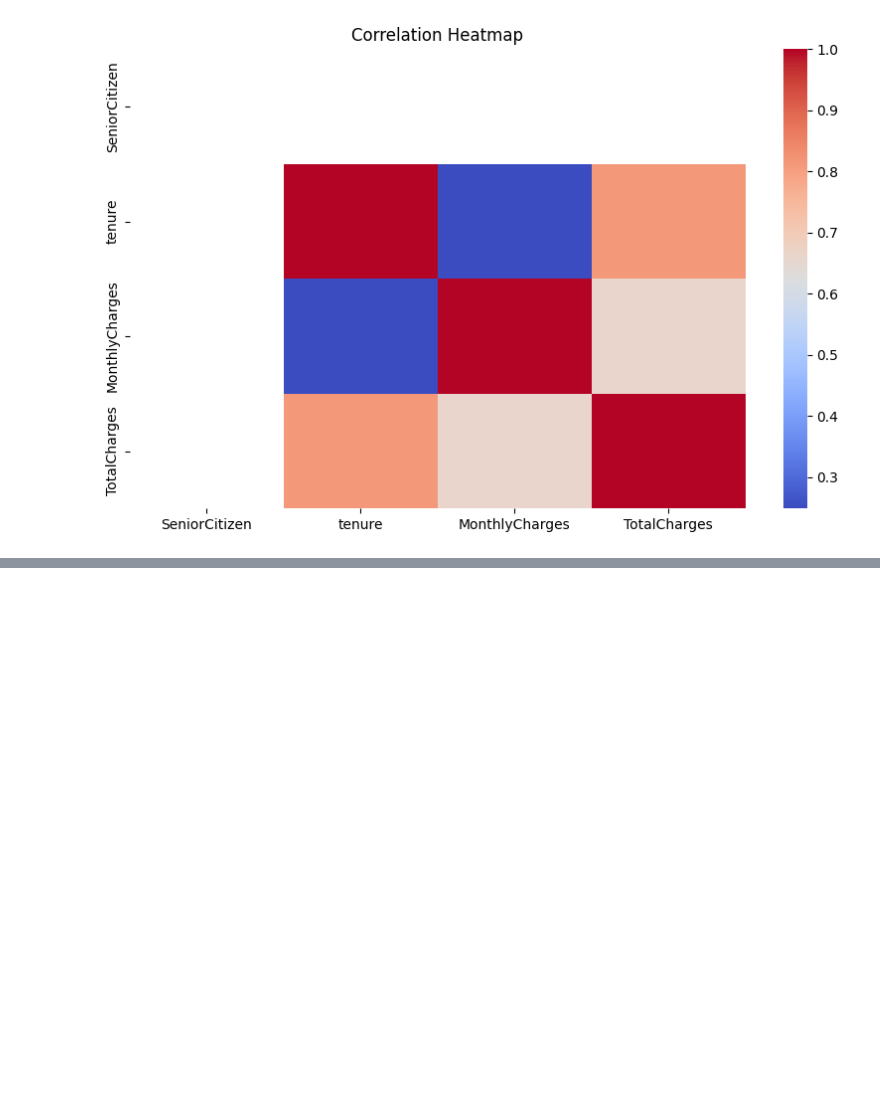
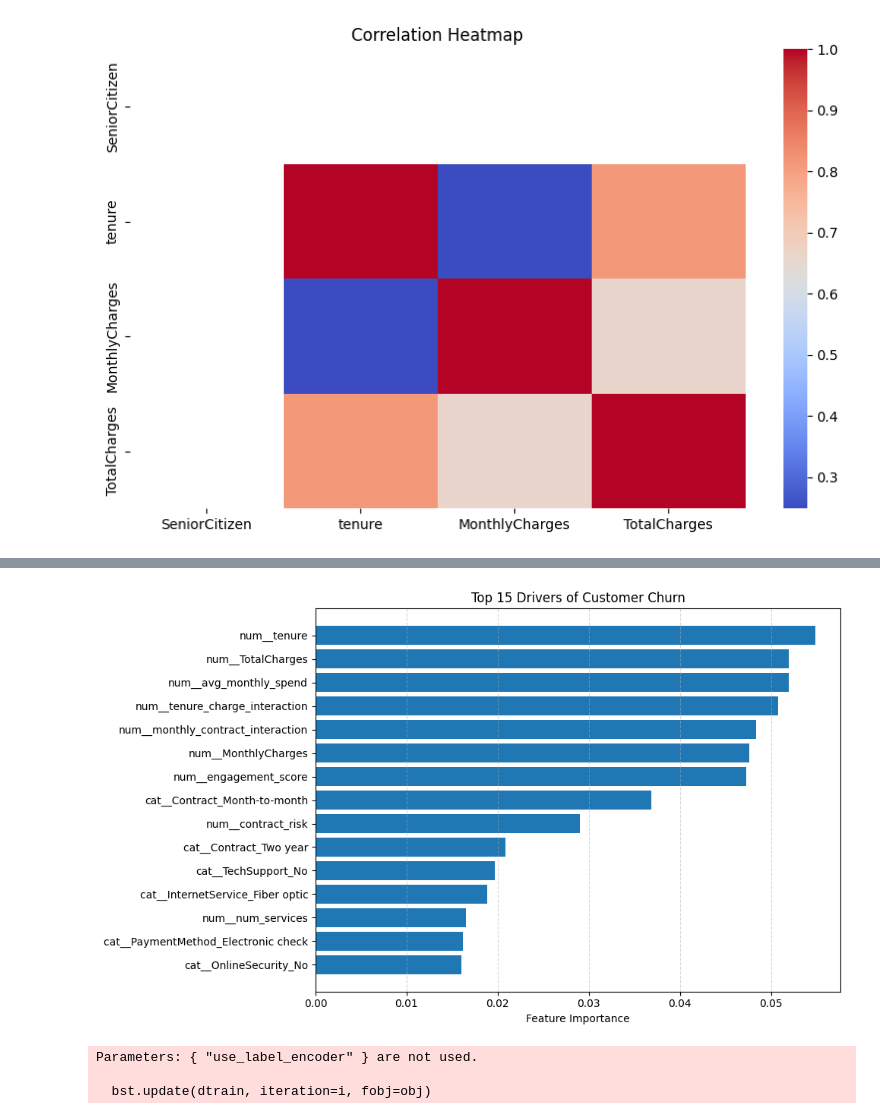
Before and after one commit to alirezaderavi/Telco-Customer-Churn, a Jupyter notebook: telco-customer-churn.ipynb, the cells around one changed output, grey strips where cells are left out. Drawn from its saved outputs; the diff is of its cells as text; code cells hidden in the pictures; blank space fills up the shorter version.

Commit message:
Kaggle Notebook | Telco Customer Churn | Version 5

```diff
--- a/telco-customer-churn.ipynb
+++ b/telco-customer-churn.ipynb
@@ -224,7 +224,7 @@ def clean_data_pipeline(df, save_path=None):
     return df
 
 
-cleaned_df = clean_data_pipeline(data, '/kaggle/working/cleaned_data_train.csv')
+cleaned_df = clean_data_pipeline(data, '/kaggle/working/cleaned_data.csv')
 
 # Preview
 cleaned_df.head()
@@ -269,3 +269,6 @@ visualize_outliers(cleaned_df)
 [figure]
 [figure]
 [figure]
+# %%
+df = cleaned_df
+print(df.columns)
@@ -271,0 +374,14 @@ visualize_outliers(cleaned_df)
+# %%
+# =========================
+# 1. Train-Test Split
+# =========================
+df = df.drop(columns=['customerID'])
+
+X = df.drop('Churn', axis=1)
+y = df['Churn'].map({'Yes': 1, 'No': 0})
+
+from sklearn.model_selection import train_test_split
+
+X_train, X_test, y_train, y_test = train_test_split(
+    X, y, test_size=0.2, random_state=42, stratify=y
+)
@@ -271,0 +671,41 @@ visualize_outliers(cleaned_df)
+# %%
+import matplotlib.pyplot as plt
+
+top_feats = feat_imp.head(15)
+
+plt.figure(figsize=(10,6))
+
+plt.barh(top_feats['feature'][::-1], top_feats['importance'][::-1])
+
+plt.xlabel("Feature Importance")
+plt.title("Top 15 Drivers of Customer Churn")
+plt.grid(axis='x', linestyle='--', alpha=0.5)
+
+plt.tight_layout()
+plt.show()
+# %% [output]
+[figure, added]
+# %%
+import shap
+
+# Train XGBoost (best for SHAP)
+xgb_model = models["XGBoost"]
+xgb_model.fit(X_train, y_train)
+
+# Extract trained model after pipeline
+model = xgb_model.named_steps['model']
+
+# Transform data
+X_test_transformed = xgb_model.named_steps['preprocessor'].transform(X_test)
+
+# SHAP explainer
+explainer = shap.Explainer(model)
+shap_values = explainer(X_test_transformed)
+
+shap.summary_plot(shap_values, X_test_transformed)
+
+shap.dependence_plot("num__MonthlyCharges", shap_values.values, X_test_transformed)
+# %% [output]
+Parameters: { "use_label_encoder" } are not used.
+
+  bst.update(dtrain, iteration=i, fobj=obj)
```
Also changed, not shown: parts of 5 cells of this notebook.
